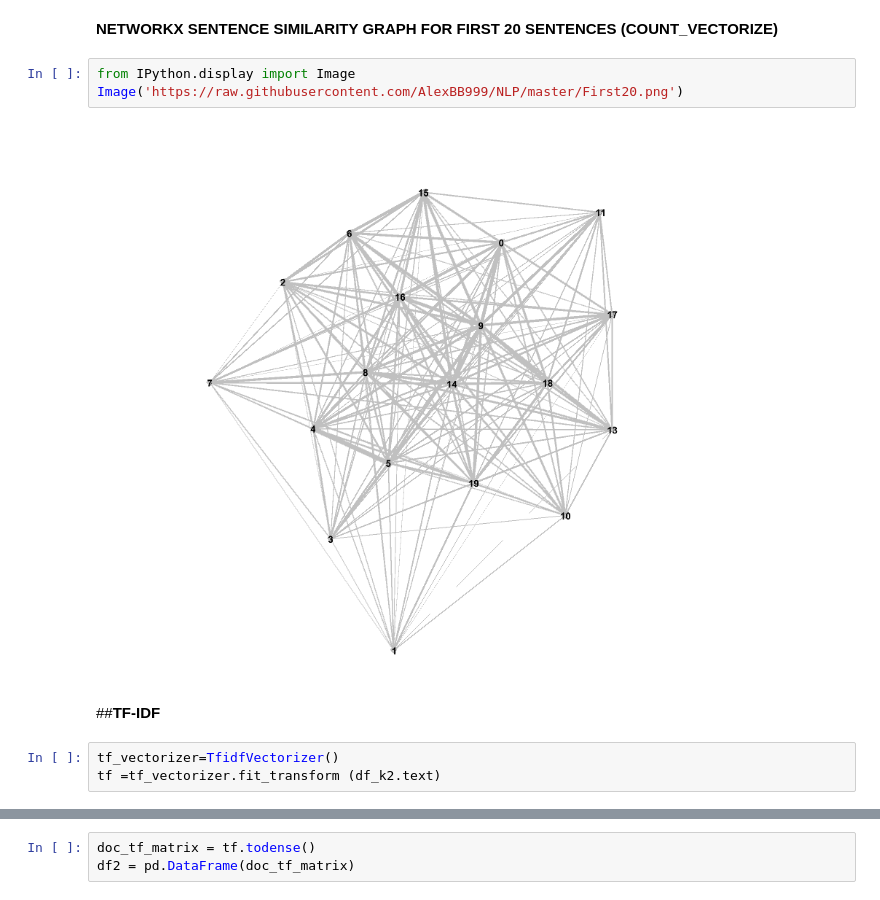
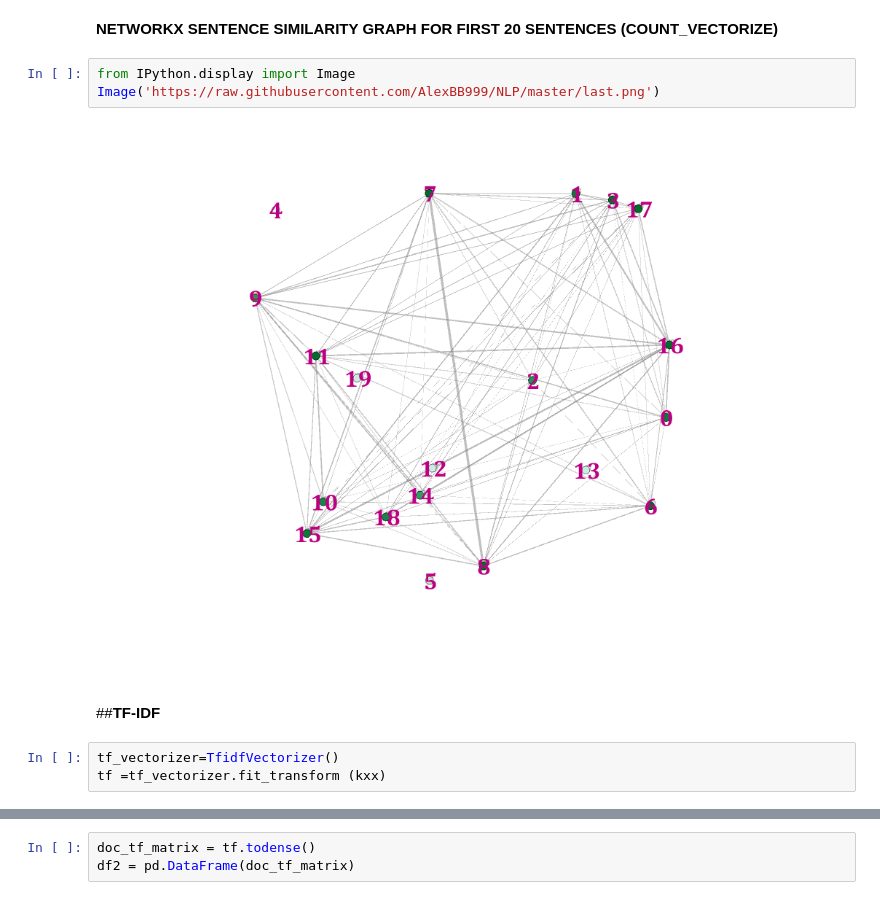
Before and after one commit to AlexBB999/NLP, a Jupyter notebook: Capstone_Final.ipynb, the cells around one changed output, grey strips where cells are left out. Cells and saved outputs as stored; diff of their text form.

```diff
--- a/Capstone_Final.ipynb
+++ b/Capstone_Final.ipynb
@@ -465,14 +489,14 @@ The individual 2-5As and 2-5A core molecules were subsequently concentrated in t
 **NETWORKX SENTENCE SIMILARITY GRAPH FOR FIRST 20 SENTENCES (COUNT_VECTORIZE)**
 # %%
 from IPython.display import Image
-Image('https://raw.githubusercontent.com/AlexBB999/NLP/master/First20.png')
+Image('https://raw.githubusercontent.com/AlexBB999/NLP/master/last.png')
 # %% [output]
-[figure, old version]
+[figure, new version]
 # %% [markdown]
 ##**TF-IDF**
 # %%
 tf_vectorizer=TfidfVectorizer()
-tf =tf_vectorizer.fit_transform (df_k2.text)
+tf =tf_vectorizer.fit_transform (kxx)
 # %%
 tf
 # %% [output]
```
Also changed, not shown: parts of 24 cells of this notebook.
